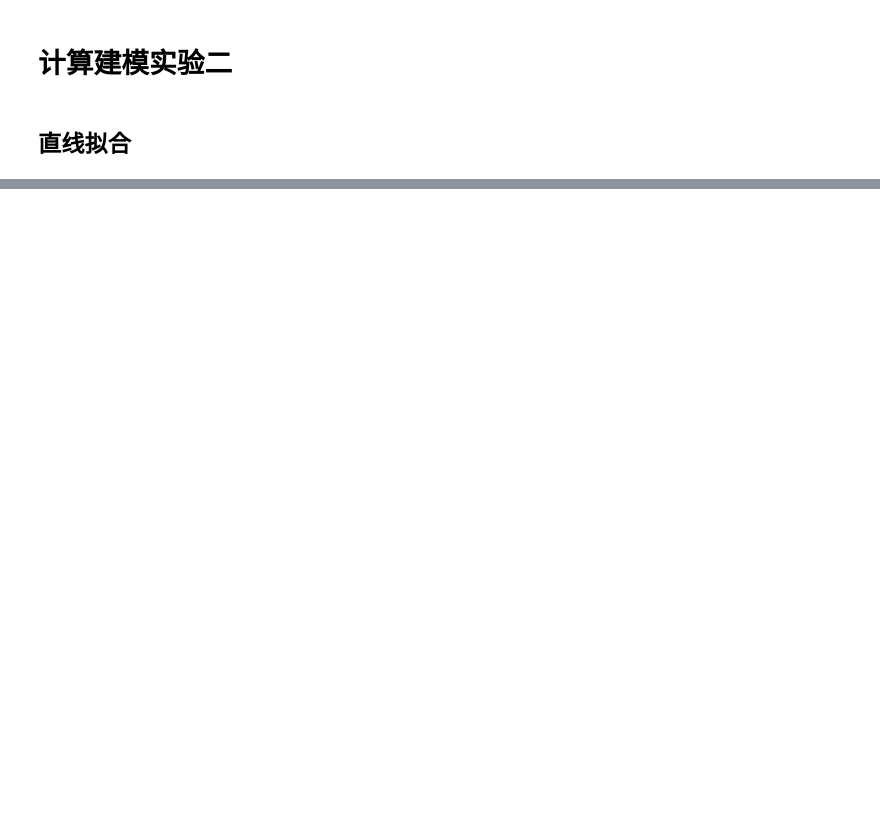
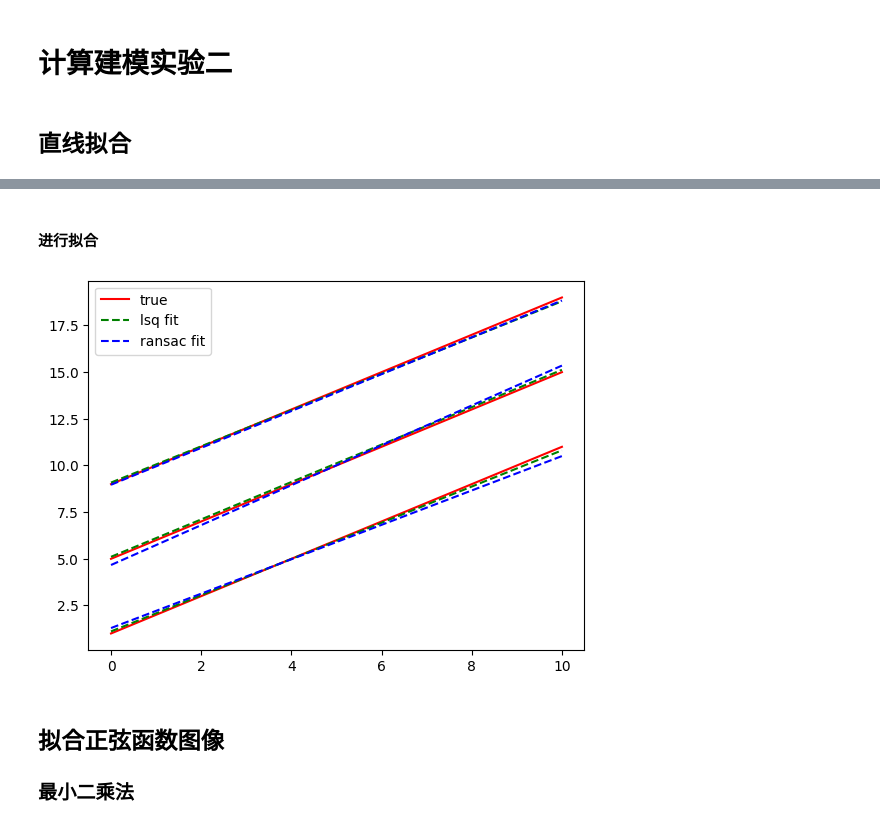
Before and after one commit to hit-fushibo/HitLearning, a Jupyter notebook: Learning/Computational_Modeling/lab2/lab2.ipynb, the cells around one changed output, grey strips where cells are left out. Drawn from its saved outputs; the diff is of its cells as text; code cells hidden in the pictures; blank space fills up the shorter version.

```diff
--- a/Learning/Computational_Modeling/lab2/lab2.ipynb
+++ b/Learning/Computational_Modeling/lab2/lab2.ipynb
@@ -125,0 +127,53 @@ ValueError: Found array with 0 sample(s) (shape=(0, 1)) while a minimum of 1 is
+# %%
+def lsq(x,y):
+    x=np.array(x)
+    y=np.array(y)
+    A=np.vstack([x,np.ones(len(x))]).T
+    a_,b_=np.linalg.lstsq(A,y,rcond=None)[0]
+    return a_,b_
+
+def Ransac(x,y):
+    x=np.array(x)
+    y=np.array(y)
+    X = x[:, np.newaxis]
+
+    ransac = RANSACRegressor(min_samples=2, residual_threshold=0.1,
+                                max_trials=100, random_state=None)
+    ransac.fit(X, y)
+    # 获取拟合直线的斜率和截距
+    a_ = ransac.estimator_.coef_[0]
+    b_ = ransac.estimator_.intercept_
+    return a_,b_
+# %% [markdown]
+#### 进行拟合
+# %%
+lsq_fit_a=[]
+lsq_fit_b=[]
+ransac_fit_a=[]
+ransac_fit_b=[]
+for i in range(len(datasets_noise_new)):
+    a,b=lsq(datasets_noise_new[i][1],datasets_noise_new[i][0])
+    lsq_fit_a.append(a)
+    lsq_fit_b.append(b)
+    a,b=Ransac(datasets_noise_new[i][1],datasets_noise_new[i][0])
+    ransac_fit_a.append(a)
+    ransac_fit_b.append(b)
+
+plt.figure()
+plt.plot([0,10],[0+1,10+1],'r-',label='true')
+plt.plot([0,10],[0+5,10+5],'r-',)
+plt.plot([0,10],[0+9,10+9],'r-',)
+plt.plot([0,10],[lsq_fit_a[0]*0+lsq_fit_b[0],lsq_fit_a[0]*10+lsq_fit_b[0]],'g--',label='lsq fit')
+plt.plot([0,10],[lsq_fit_a[1]*0+lsq_fit_b[1],lsq_fit_a[1]*10+lsq_fit_b[1]],'g--')
+plt.plot([0,10],[lsq_fit_a[2]*0+lsq_fit_b[2],lsq_fit_a[2]*10+lsq_fit_b[2]],'g--')
+plt.plot([0,10],[ransac_fit_a[0]*0+ransac_fit_b[0],ransac_fit_a[0]*10+ransac_fit_b[0]],'b--',label='ransac fit')
+plt.plot([0,10],[ransac_fit_a[1]*0+ransac_fit_b[1],ransac_fit_a[1]*10+ransac_fit_b[1]],'b--')
+plt.plot([0,10],[ransac_fit_a[2]*0+ransac_fit_b[2],ransac_fit_a[2]*10+ransac_fit_b[2]],'b--')
+plt.legend()
+
+plt.show()
+# %% [output]
+[figure, added]
+# %% [markdown]
+## 拟合正弦函数图像
+### 最小二乘法
```
Also changed, not shown: parts of 17 cells of this notebook.
